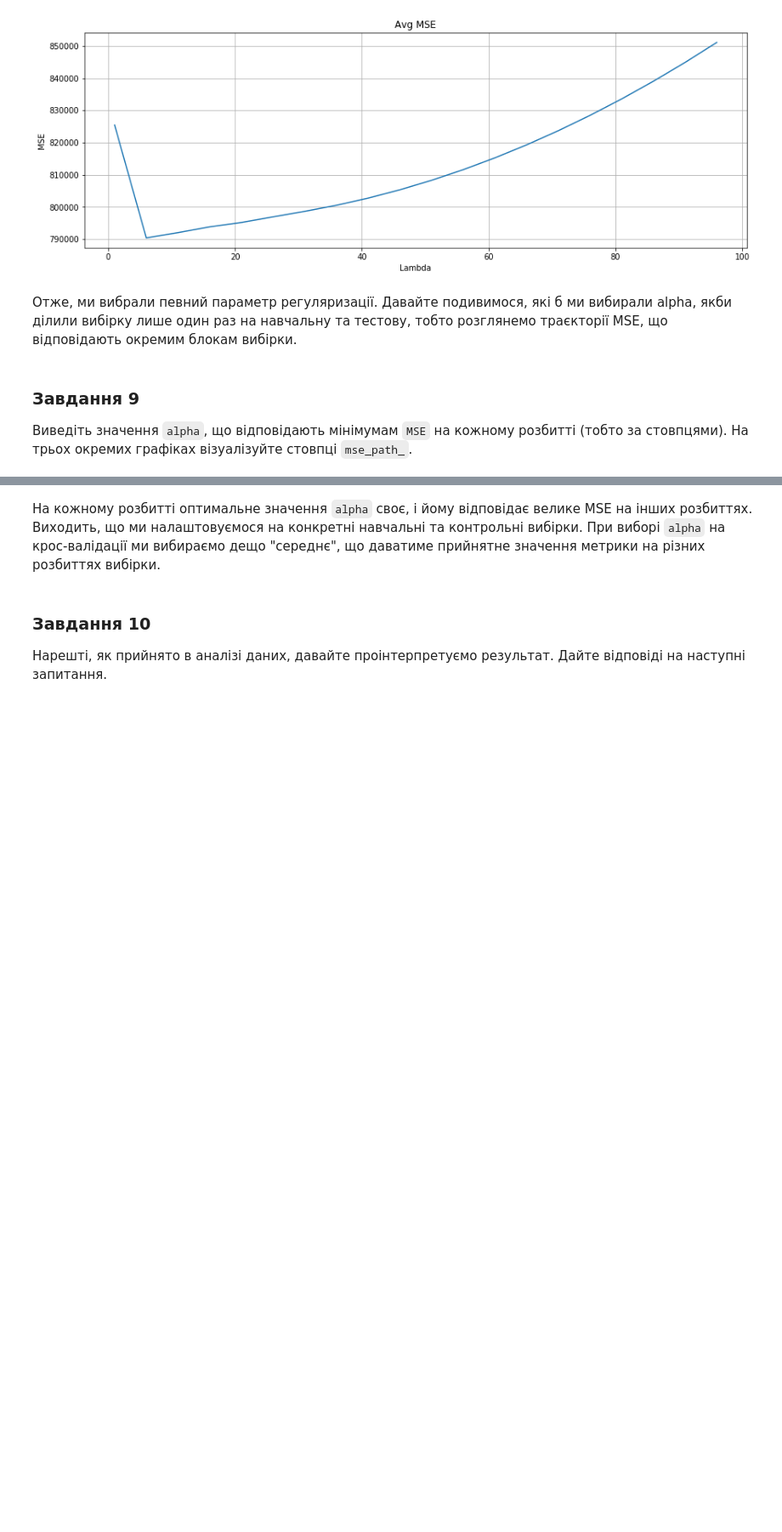
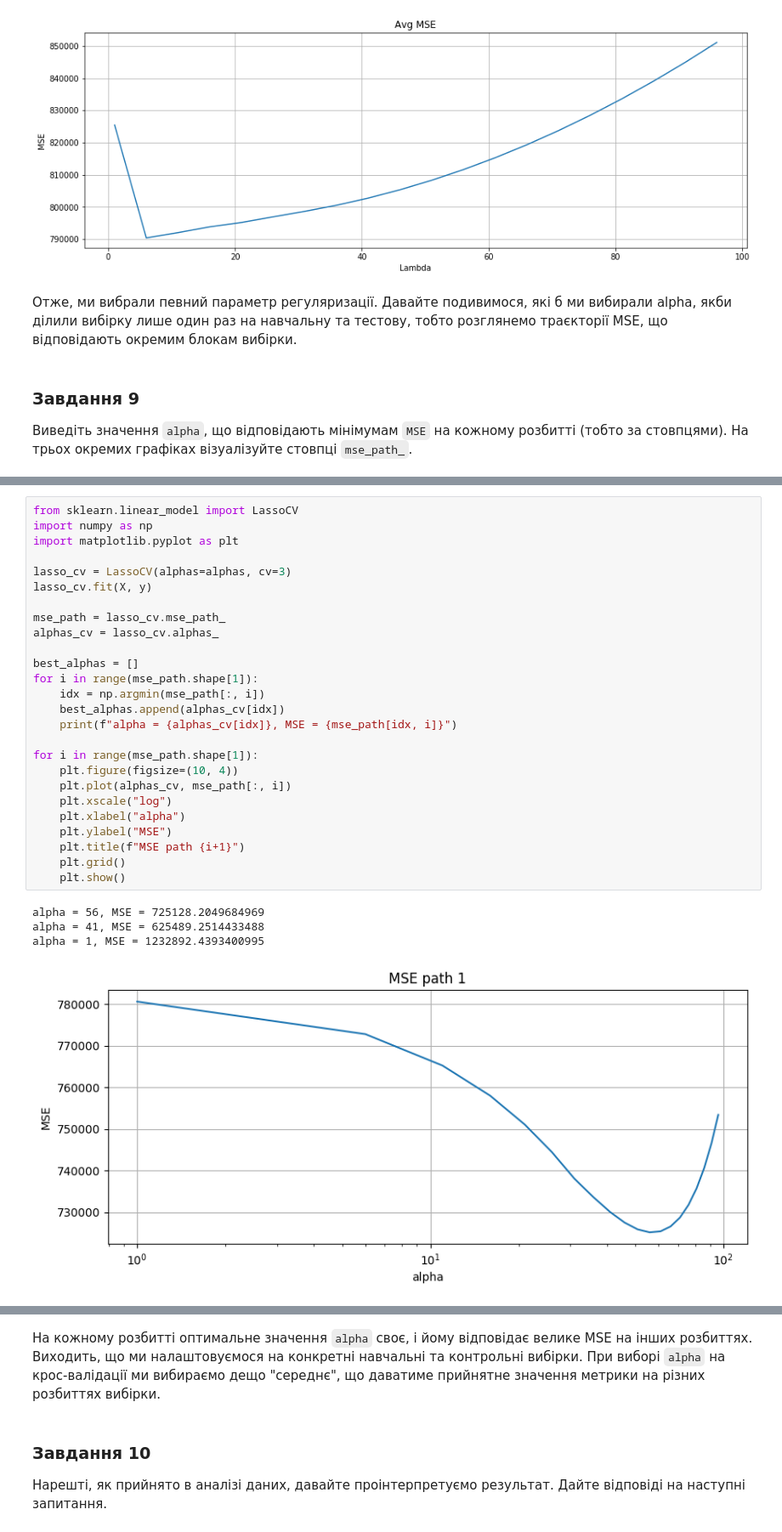
Before and after one commit to aizatulin69/goit-ds-hw-07, a Jupyter notebook: OverfittingHomeWork.ipynb, the cells around one changed output, grey strips where cells are left out. Shown at 85% size. Saved outputs shown, nothing was run; the diff lists cells and outputs as text; blank space fills up the shorter version.

```diff
--- a/OverfittingHomeWork.ipynb
+++ b/OverfittingHomeWork.ipynb
@@ -510,0 +509,31 @@ Alpha = 1, MSE = 745668.605961
+# %%
+from sklearn.linear_model import LassoCV
+import numpy as np
+import matplotlib.pyplot as plt
+
+lasso_cv = LassoCV(alphas=alphas, cv=3)
+lasso_cv.fit(X, y)
+
+mse_path = lasso_cv.mse_path_
+alphas_cv = lasso_cv.alphas_
+
+best_alphas = []
+for i in range(mse_path.shape[1]):
+    idx = np.argmin(mse_path[:, i])
+    best_alphas.append(alphas_cv[idx])
+    print(f"alpha = {alphas_cv[idx]}, MSE = {mse_path[idx, i]}")
+
+for i in range(mse_path.shape[1]):
+    plt.figure(figsize=(10, 4))
+    plt.plot(alphas_cv, mse_path[:, i])
+    plt.xscale("log")
+    plt.xlabel("alpha")
+    plt.ylabel("MSE")
+    plt.title(f"MSE path {i+1}")
+    plt.grid()
+    plt.show()
+# %% [output]
+alpha = 56, MSE = 725128.2049684969
+alpha = 41, MSE = 625489.2514433488
+alpha = 1, MSE = 1232892.4393400995
+[figure, added]
```
Also changed, not shown: parts of 8 cells of this notebook.
